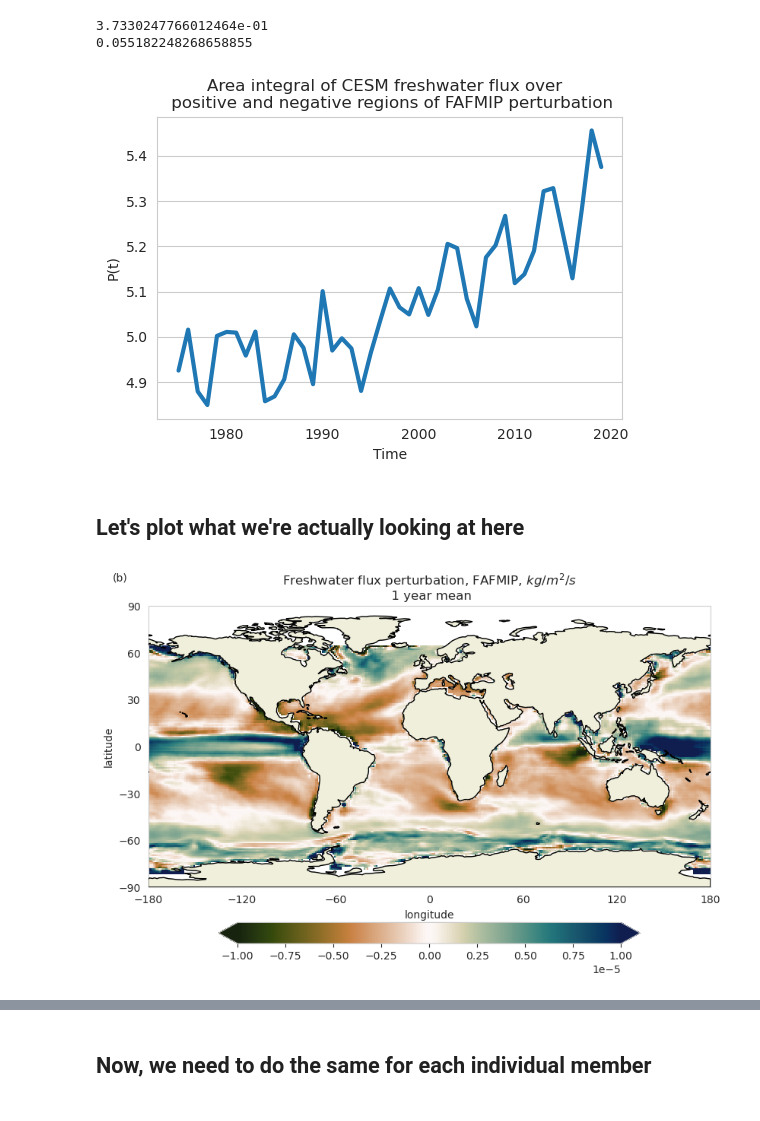
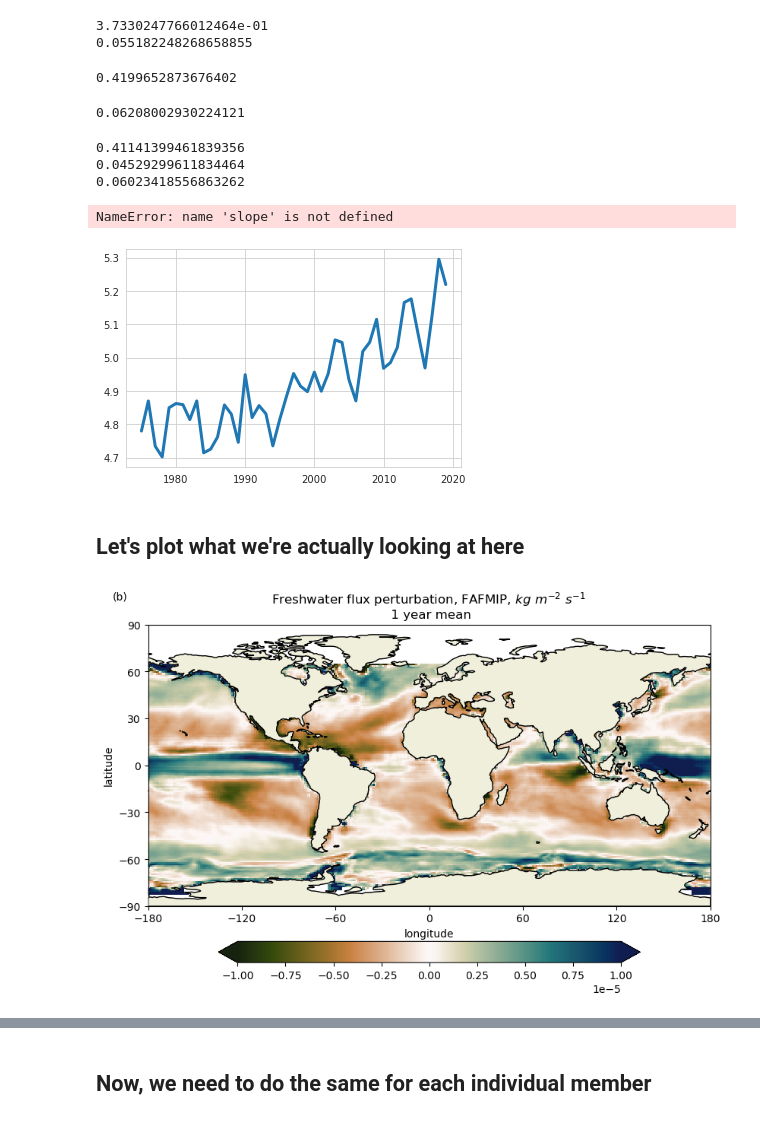
Before and after one commit to aurora-bf/freshwater_flux_linresp, a Jupyter notebook: model_tests/true_freshwater_fluxes_integration.ipynb, the cells around one changed output, grey strips where cells are left out. Drawn from its saved outputs; the diff is of its cells as text; code cells hidden in the pictures.

Commit message:
update finding linear trend

```diff
--- a/model_tests/true_freshwater_fluxes_integration.ipynb
+++ b/model_tests/true_freshwater_fluxes_integration.ipynb
@@ -118,20 +120,65 @@ print(change2.std())
 # %% [output]
 3.7330247766012464e-01
 0.055182248268658855
+# %%
+0.37330247766012464*(45/40)
+# %% [output]
+0.4199652873676402
+# %%
+0.055182248268658855*(45/40)
+# %% [output]
+0.06208002930224121
+# %%
+np.random.seed(0)
+
+p=scipy.stats.linregress(np.linspace(0,44,45), y=EP_pattern_wfo[5:50]/np.array(A), alternative='two-sided')
+trend=p.intercept+p.slope*np.linspace(0,44,45)
+change2=np.empty([3000])
+individual_variance=np.empty([3000]) #this saves the individual variance of each new linear trend so that we can account for that in the error bars if we want
+
+
+from recombinator.block_bootstrap import circular_block_bootstrap
+
+# number of replications for bootstraps (number of resampled time-series to generate)
+B = 3000
+
+y_star_cb \
+    = circular_block_bootstrap(EP_pattern_wfo[5:50]/np.array(A)-trend,
+                               block_length=2,
+                               replications=B, replace=True)
+bootstrap=[]
+for i in range(0,B):
+    bootstrap.append(trend+y_star_cb[i,:])
+
+for i in range(0,B):
+    p=scipy.stats.linregress(np.linspace(0,44,45), y=bootstrap[i], alternative='two-sided')
+    change2[i]=(p.intercept+p.slope*np.linspace(0,44,45))[-1]-(p.intercept+p.slope*np.linspace(0,44,45))[0]
+    individual_variance[i]=(p.stderr*45)**2
+
+
+print(change2.mean())
+print(change2.std())
+print(np.sqrt((individual_variance+change2**2).mean()-(change2.mean())**2)) #error bars accounting for spread of new trends and the variance of each newly fitted trend
+# %% [output]
+0.41141399461839356
+0.04529299611834464
+0.06023418556863262
 # %%
 import matplotlib as mpl
 import seaborn as sns
 sns.set_style(style="whitegrid") #comment out if don't want seaborn background
 fig, ax = plt.subplots()
 mpl.rcParams['figure.dpi'] = 100
 plt.plot(np.linspace(1975,2019,45),EP_pattern_wfo[5:50]/np.array(A),linewidth=3)
+plt.plot(np.linspace(1975,2019,45),slope*(np.linspace(1975,2019,45))+intercept)
 ax.xaxis.grid()
 plt.xlabel('Time')
 plt.title('Area integral of CESM freshwater flux over  \n positive and negative regions of FAFMIP perturbation')
 plt.ylabel('P(t)')
-mpl.pyplot.savefig('P(t)_CESM_ensemblemean_int', dpi=300,bbox_inches='tight')
+#mpl.pyplot.savefig('P(t)_CESM_ensemblemean_int', dpi=300,bbox_inches='tight')
 # %% [output]
+NameError: name 'slope' is not defined
-[figure, old version]
+[figure, new version]
 # %% [markdown]
 ## Let's plot what we're actually looking at here
 # %%
@@ -146,12 +193,12 @@ lat_formatter = LatitudeFormatter()
 ax.set_ylabel('latitude')
 ax.set_xlabel('longitude')
 ax.add_feature(cart.feature.LAND, zorder=100, edgecolor='k')
-plt.title('Freshwater flux perturbation, FAFMIP, $kg/m^2/s$ \n 1 year mean')
+plt.title('Freshwater flux perturbation, FAFMIP, $kg \ m^{-2} \ s^{-1}$ \n 1 year mean')
 ax.text(-0.05, 1.10, '(b)', horizontalalignment='center', verticalalignment='center', transform=ax.transAxes)
 fig.tight_layout()
-mpl.pyplot.savefig('freshwater_flux_FAFMIP.png', dpi=500,bbox_inches='tight',facecolor='white',transparent=False)
+mpl.pyplot.savefig('freshwater_flux_FAFMIP.png', dpi=300,bbox_inches='tight',facecolor='white',transparent=False)
 # %% [output]
-[figure, old version]
+[figure, new version]
 # %%
 import cmocean
 fig, ax = plt.subplots(subplot_kw={'projection':ccrs.PlateCarree()},figsize=(11,12),dpi=100) #this is from cartopy https://rabernat.github.io/research_computing_2018/maps-with-cartopy.html
```
Also changed, not shown: parts of 2 cells of this notebook, 59 other files.
